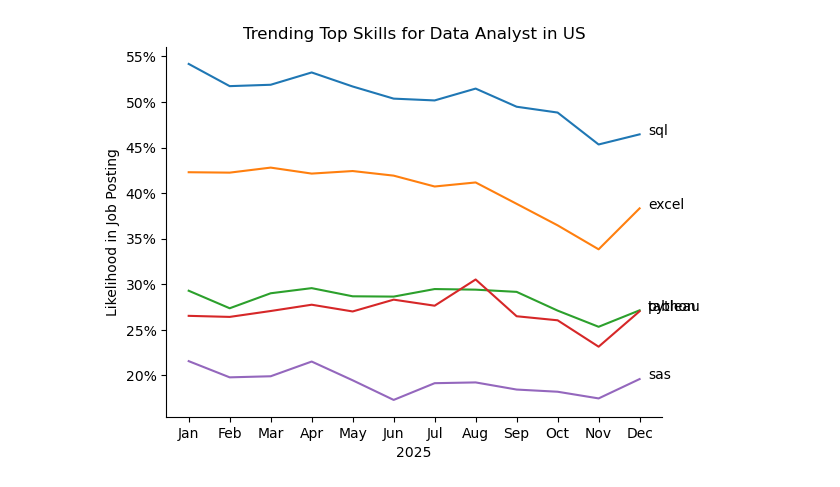
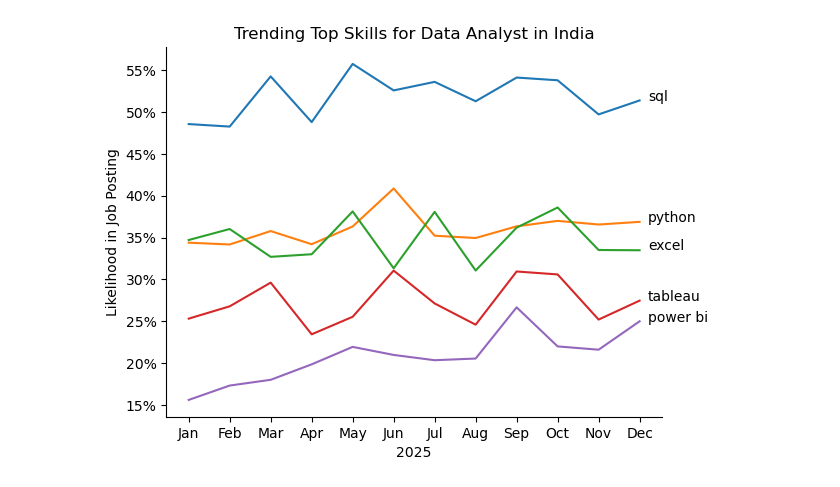
Before and after one commit to AGarg07/Python_learn, a Jupyter notebook: Adv_chapters/Data Science Job Project/3_Skill_Trend.ipynb, the cells around one changed output. Cells and saved outputs as stored; diff of their text form; code cells hidden in the pictures.

```diff
--- a/Adv_chapters/Data Science Job Project/3_Skill_Trend.ipynb
+++ b/Adv_chapters/Data Science Job Project/3_Skill_Trend.ipynb
@@ -20,15 +20,15 @@ df_DA_US['job_posted_month_no'] = df_DA_US['job_posted_date'].dt.month
 # %%
-df_DA_US_explode = df_DA_US.explode('job_skills')
+df_DA_IN_explode = df_DA_IN.explode('job_skills')
 # %%
-df_DA_US_pivot = df_DA_US_explode.pivot_table(index='job_posted_month_no', columns='job_skills', aggfunc= 'size', fill_value=0)
+df_DA_IN_pivot = df_DA_IN_explode.pivot_table(index='job_posted_month_no', columns='job_skills', aggfunc= 'size', fill_value=0)
 
-df_DA_US_pivot.loc['Total'] = df_DA_US_pivot.sum()
+df_DA_IN_pivot.loc['Total'] = df_DA_IN_pivot.sum()
 
-df_DA_US_pivot = df_DA_US_pivot[df_DA_US_pivot.loc['Total'].sort_values(ascending=False).index]
+df_DA_IN_pivot = df_DA_IN_pivot[df_DA_IN_pivot.loc['Total'].sort_values(ascending=False).index]
 
-df_DA_US_pivot = df_DA_US_pivot.drop('Total')
+df_DA_IN_pivot = df_DA_IN_pivot.drop('Total')
 # %%
-DA_totals = df_DA_US.groupby('job_posted_month_no').size()
+DA_totals = df_DA_IN.groupby('job_posted_month_no').size()
 
 DA_totals
 # %% [output]
@@ -48,6 +48,6 @@ job_posted_month_no
 dtype: int64
 # %%
-df_DA_percent = df_DA_US_pivot.div(DA_totals/100, axis=0)
+df_DA_percent = df_DA_IN_pivot.div(DA_totals/100, axis=0)
 
 df_DA_percent=df_DA_percent.reset_index()
 df_DA_percent['job_posted_month']= df_DA_percent['job_posted_month_no'].apply(lambda x: pd.to_datetime(x, format='%m').strftime('%b'))
@@ -74,19 +74,19 @@ df_DA_percent
 # %%
 df_plot = df_DA_percent.iloc[:, :5]
 
 sns.lineplot(data= df_plot, dashes = False, palette= 'tab10')
 sns.despine()
 
-plt.title('Trending Top Skills for Data Analyst in US')
+plt.title('Trending Top Skills for Data Analyst in India')
 plt.ylabel('Likelihood in Job Posting')
 plt.xlabel('2025')
 plt.legend().remove()
 
 from matplotlib.ticker import PercentFormatter
 ax  =plt.gca()
 ax.yaxis.set_major_formatter(PercentFormatter(decimals = 0))
 
 for i in range(5):
     plt.text(11.2, df_plot.iloc[-1, i], df_plot.columns[i])
 # %% [output]
-[figure, old version]
+[figure, new version]
```
Also changed, not shown: parts of 4 cells of this notebook, 2 other files.
